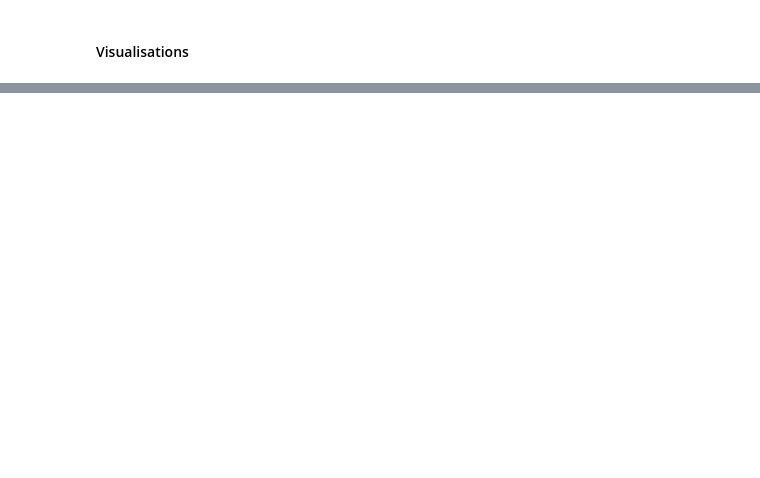
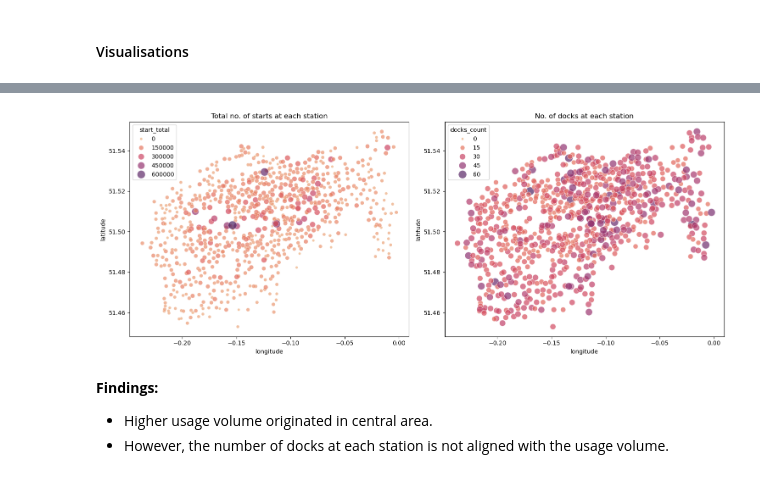
Before and after one commit to morinousagi/elt-dbt-gx-londonbike, a Jupyter notebook: eda_london_bicycles.ipynb, the cells around one changed output, grey strips where cells are left out. Cells and saved outputs as stored; diff of their text form; code cells hidden in the pictures; blank space fills up the shorter version.

```diff
--- a/eda_london_bicycles.ipynb
+++ b/eda_london_bicycles.ipynb
@@ -188,0 +157,39 @@ plt.show()
+# %%
+fig, axes = plt.subplots(1, 2, figsize=(15, 6))
+
+# Total no. of starts at each station
+sns.scatterplot(
+    data=df_station,
+    x='longitude',
+    y='latitude',
+    hue='start_total',  # Color represents total no. of starts
+    size='start_total', # Size represents total no. of starts
+    sizes=(20, 200),    # Range of point sizes
+    palette='flare',  # Color palette (inferno, magma, plasma, viridis also good)
+    alpha=0.7,          # Transparency for overlap
+    ax=axes[0]
+)
+axes[0].set_title('Total no. of starts at each station')
+
+# Docks count at each station
+sns.scatterplot(
+    data=df_station,
+    x='longitude',
+    y='latitude',
+    hue='docks_count',  # Color represents bike count
+    size='docks_count', # Size represents bike count
+    sizes=(20, 200),    # Range of point sizes
+    palette='flare',  # Color palette (inferno, magma, plasma, viridis also good)
+    alpha=0.7,          # Transparency for overlap
+    ax=axes[1]
+)
+axes[1].set_title('No. of docks at each station')
+
+plt.tight_layout()
+plt.show()
+# %% [output]
+[figure, added]
+# %% [markdown]
+**Findings:**
+- Higher usage volume originated in central area.
+- However, the number of docks at each station is not aligned with the usage volume.
```
Also changed, not shown: parts of 14 cells of this notebook.
